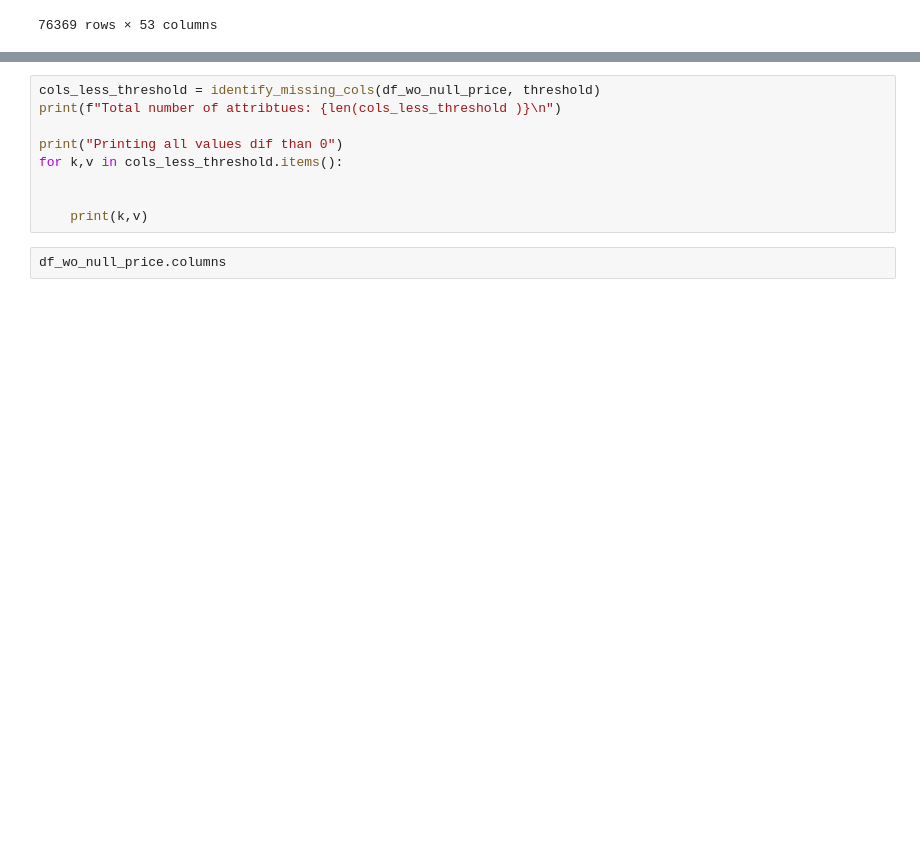
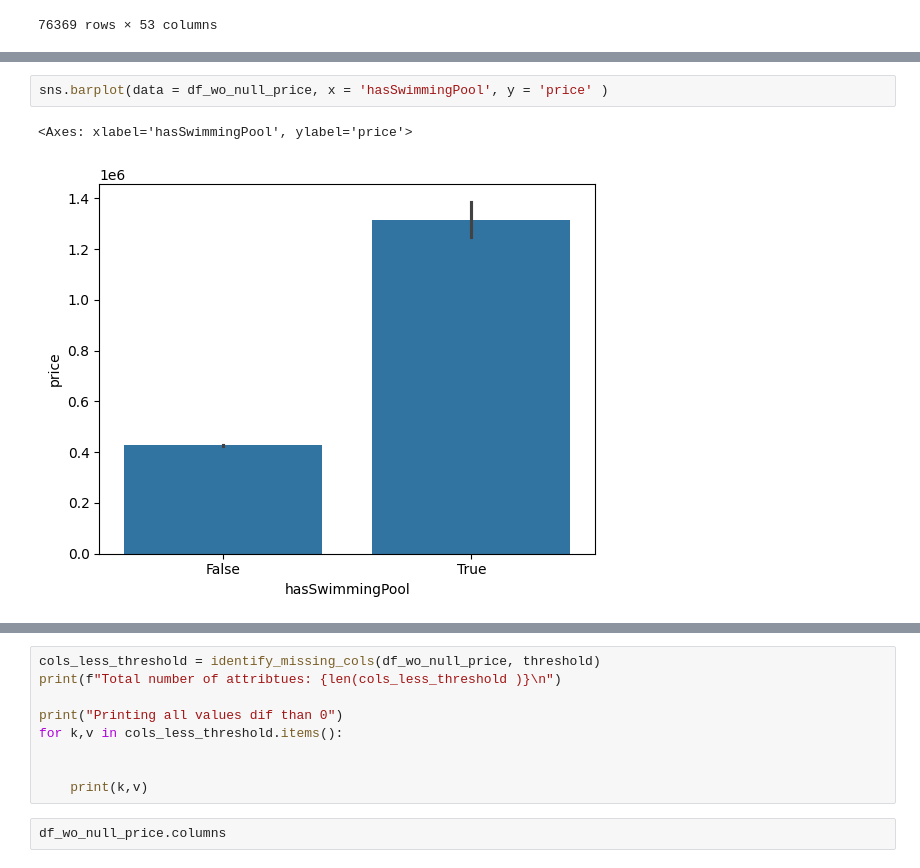
Before and after one commit to hermstefanny/immo-eliza-analysis, a Jupyter notebook: cleaning_notebook.ipynb, the cells around one changed output, grey strips where cells are left out. Saved outputs shown, nothing was run; the diff lists cells and outputs as text; blank space fills up the shorter version.

Commit message:
added plots for analysis of boolean values

```diff
--- a/cleaning_notebook.ipynb
+++ b/cleaning_notebook.ipynb
@@ -130,0 +155,5 @@ df_wo_null_price
+# %%
+sns.barplot(data = df_wo_null_price, x = 'hasSwimmingPool', y = 'price' )
+# %% [output]
+<Axes: xlabel='hasSwimmingPool', ylabel='price'>
+[figure, added]
```
Also changed, not shown: parts of 13 cells of this notebook, 4 other files.
